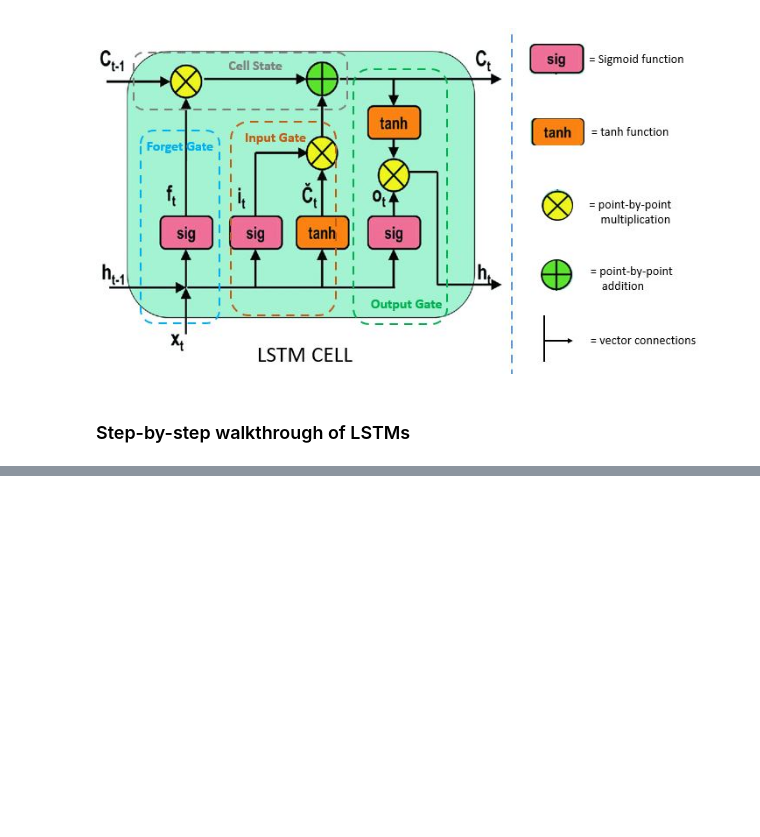
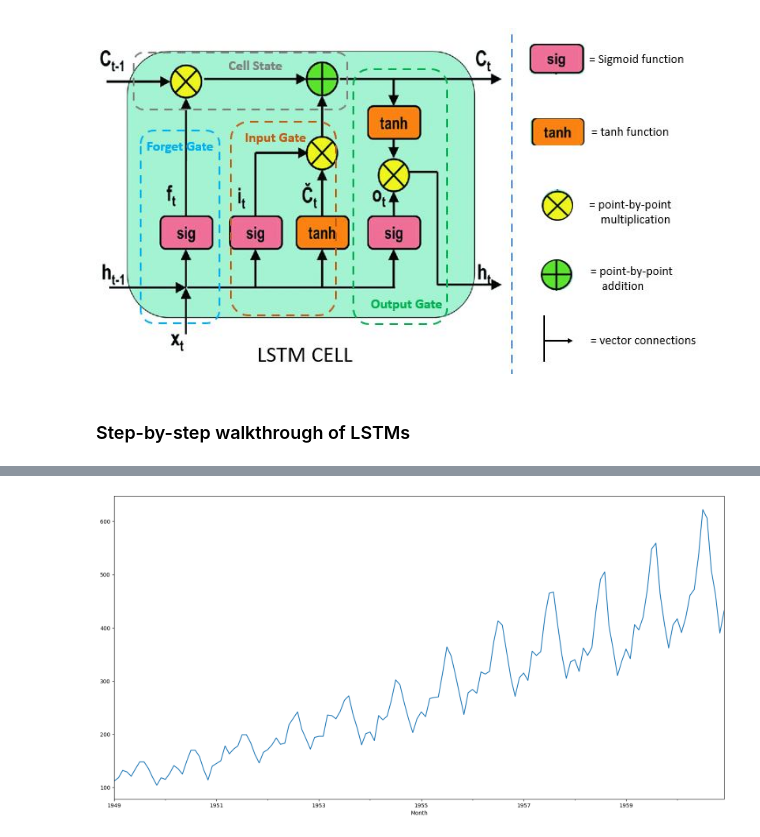
Before and after one commit to WamzMwangi/Advanced_Machine_Learning, a Jupyter notebook: Deep_Neural_Networks/Recurrent Neural Networks/Introduction to Recurrent Neural Networks.ipynb, the cells around one changed output, grey strips where cells are left out. Drawn from its saved outputs; the diff is of its cells as text; code cells hidden in the pictures; blank space fills up the shorter version.

```diff
--- a/Deep_Neural_Networks/Recurrent Neural Networks/Introduction to Recurrent Neural Networks.ipynb
+++ b/Deep_Neural_Networks/Recurrent Neural Networks/Introduction to Recurrent Neural Networks.ipynb
@@ -147,0 +157,4 @@ Just like the input gate, the output gate has 2 layers... the sigmoid layer and
+# %%
+#import the dataset
+data=pd.read_csv(r"D:\Advanced_Machine_Learning\datasets\AirPassengers.csv")
+data.head()
@@ -147,0 +183,3 @@ Just like the input gate, the output gate has 2 layers... the sigmoid layer and
+# %%
+data['Month']=pd.to_datetime(data['Month'],errors='coerce',dayfirst=False)
+data.info()
@@ -147,0 +196,3 @@ Just like the input gate, the output gate has 2 layers... the sigmoid layer and
+# %%
+data.set_index('Month',inplace=True)
+data.head()
@@ -147,0 +207,6 @@ Just like the input gate, the output gate has 2 layers... the sigmoid layer and
+# %%
+plt.figure(figsize=(20,10))
+data['#Passengers'].plot()
+plt.show()
+# %% [output]
+[figure, added]
```
Also changed, not shown: parts of 49 cells of this notebook, 1 other file.
